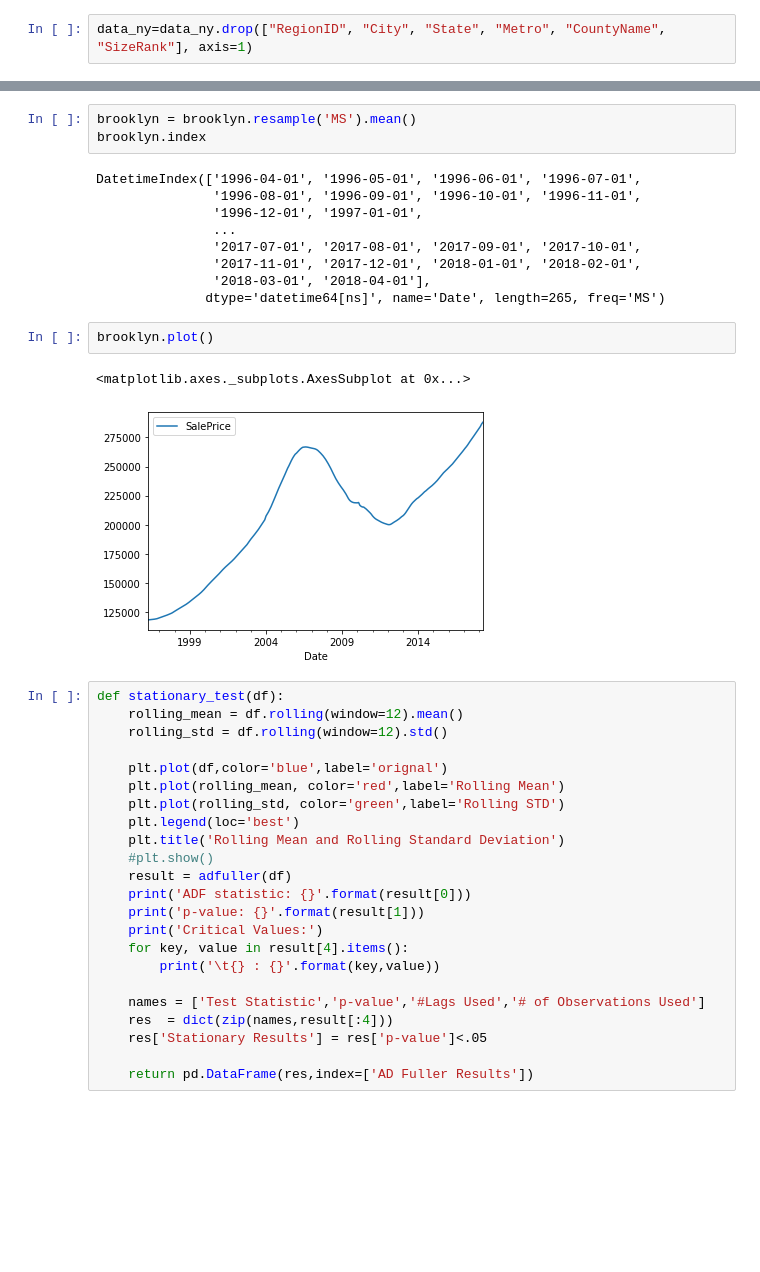
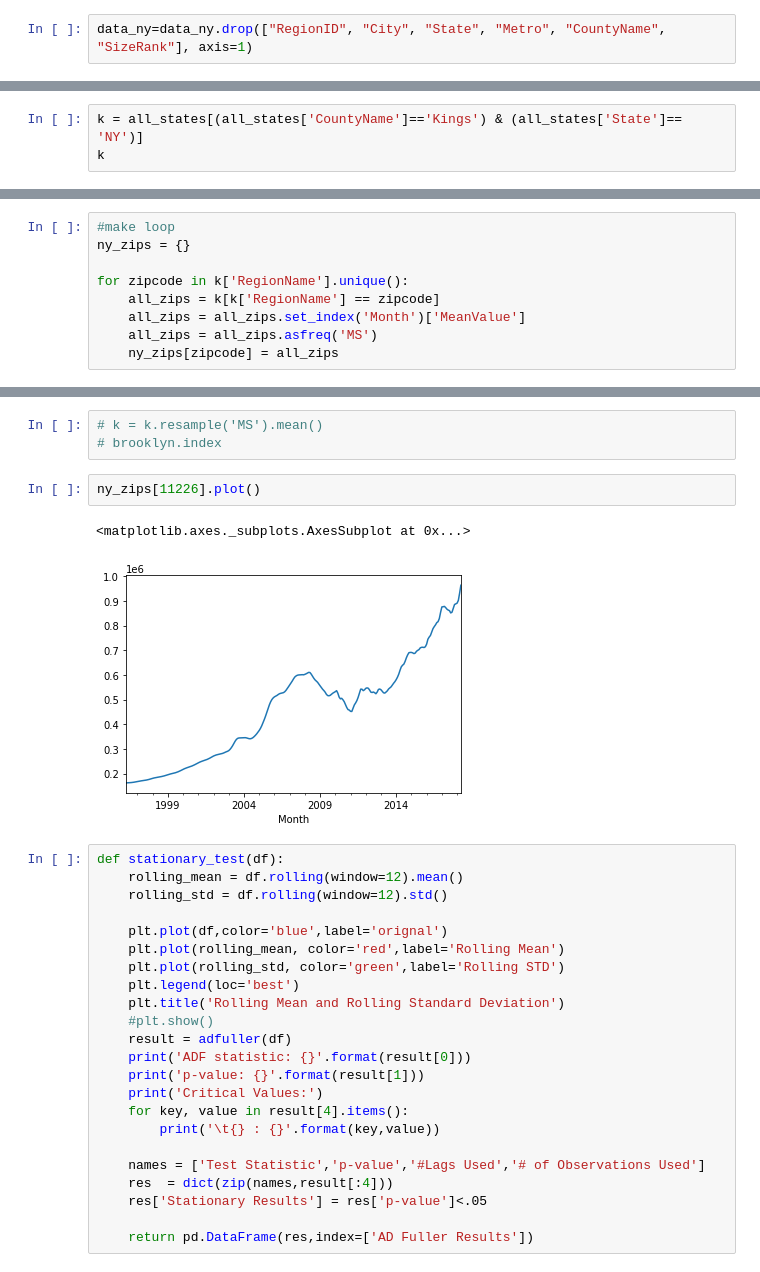
Before and after one commit to davidrtorres/Model-4-Brooklyn-Real-Estate-Investment, a Jupyter notebook: time-series/starter_notebook-Copy1.ipynb, the cells around one changed output, grey strips where cells are left out. Cells and saved outputs as stored; diff of their text form; blank space fills up the shorter version.

```diff
--- a/time-series/starter_notebook-Copy1.ipynb
+++ b/time-series/starter_notebook-Copy1.ipynb
@@ -156,0 +177,3 @@ brooklyn.head()
+# %%
+k = all_states[(all_states['CountyName']=='Kings') & (all_states['State']== 'NY')]
+k
@@ -156,0 +247,9 @@ brooklyn.head()
+# %%
+#make loop
+ny_zips = {}
+
+for zipcode in k['RegionName'].unique():
+    all_zips = k[k['RegionName'] == zipcode]
+    all_zips = all_zips.set_index('Month')['MeanValue']
+    all_zips = all_zips.asfreq('MS')
+    ny_zips[zipcode] = all_zips
@@ -157,20 +292,11 @@ brooklyn.head()
 # %%
-brooklyn = brooklyn.resample('MS').mean()
-brooklyn.index
+# k = k.resample('MS').mean()
+# brooklyn.index
-# %% [output]
-DatetimeIndex(['1996-04-01', '1996-05-01', '1996-06-01', '1996-07-01',
-               '1996-08-01', '1996-09-01', '1996-10-01', '1996-11-01',
-               '1996-12-01', '1997-01-01',
-               ...
-               '2017-07-01', '2017-08-01', '2017-09-01', '2017-10-01',
-               '2017-11-01', '2017-12-01', '2018-01-01', '2018-02-01',
-               '2018-03-01', '2018-04-01'],
-              dtype='datetime64[ns]', name='Date', length=265, freq='MS')
-# %%
-brooklyn.plot()
-# %% [output]
-<matplotlib.axes._subplots.AxesSubplot at 0x...>
-[figure, removed]
+# %%
+ny_zips[11226].plot()
+# %% [output]
+<matplotlib.axes._subplots.AxesSubplot at 0x...>
+[figure, added]
 # %%
 def stationary_test(df):
     rolling_mean = df.rolling(window=12).mean()
```
Also changed, not shown: parts of 18 cells of this notebook.
